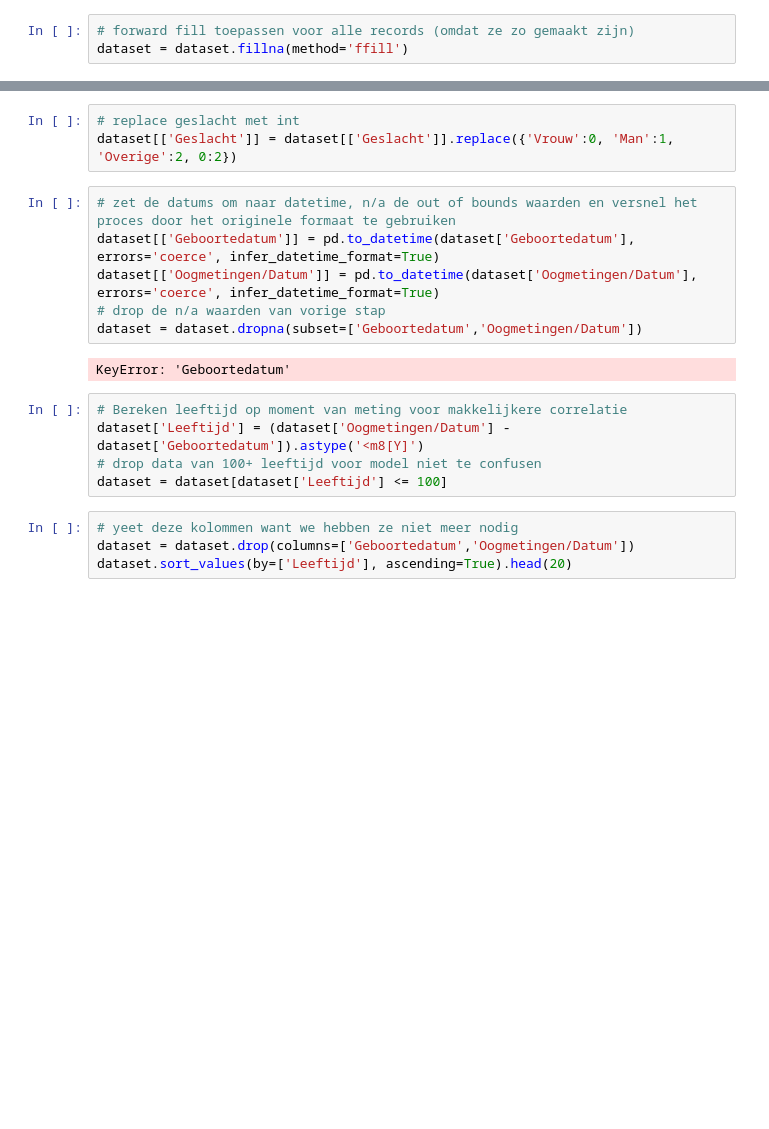
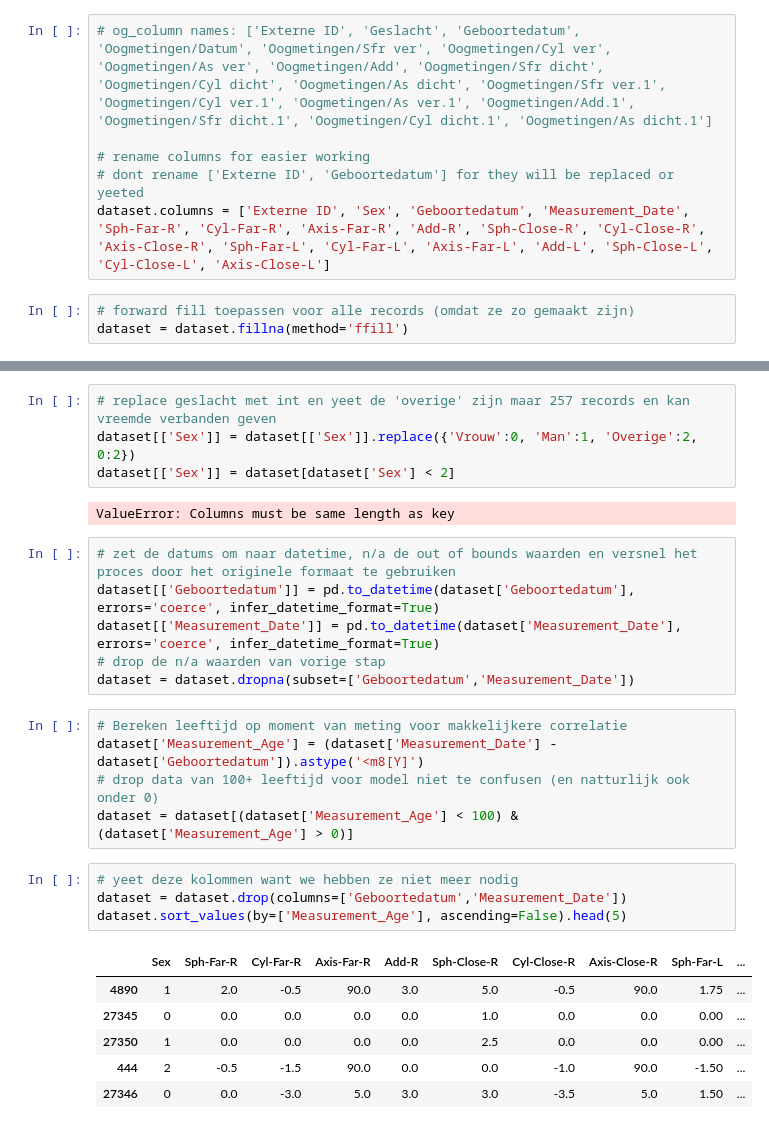
Before and after one commit to Arno989/Project-3, a Jupyter notebook: sandbox/Final_data_prep.ipynb, the cells around one changed output, grey strips where cells are left out. Saved outputs shown, nothing was run; the diff lists cells and outputs as text; blank space fills up the shorter version.

Commit message:
almost finished data prep

```diff
--- a/sandbox/Final_data_prep.ipynb
+++ b/sandbox/Final_data_prep.ipynb
@@ -46,3 +48,9 @@ dataset.head(5)
+# %%
+# og_column names: ['Externe ID', 'Geslacht', 'Geboortedatum', 'Oogmetingen/Datum', 'Oogmetingen/Sfr ver', 'Oogmetingen/Cyl ver', 'Oogmetingen/As ver', 'Oogmetingen/Add', 'Oogmetingen/Sfr dicht', 'Oogmetingen/Cyl dicht', 'Oogmetingen/As dicht', 'Oogmetingen/Sfr ver.1', 'Oogmetingen/Cyl ver.1', 'Oogmetingen/As ver.1', 'Oogmetingen/Add.1', 'Oogmetingen/Sfr dicht.1', 'Oogmetingen/Cyl dicht.1', 'Oogmetingen/As dicht.1']
+
+# rename columns for easier working
+# dont rename ['Externe ID', 'Geboortedatum'] for they will be replaced or yeeted
+dataset.columns = ['Externe ID', 'Sex', 'Geboortedatum', 'Measurement_Date', 'Sph-Far-R', 'Cyl-Far-R', 'Axis-Far-R', 'Add-R', 'Sph-Close-R', 'Cyl-Close-R', 'Axis-Close-R', 'Sph-Far-L', 'Cyl-Far-L', 'Axis-Far-L', 'Add-L', 'Sph-Close-L', 'Cyl-Close-L', 'Axis-Close-L']
 # %%
 # forward fill toepassen voor alle records (omdat ze zo gemaakt zijn)
 dataset = dataset.fillna(method='ffill')
@@ -61,20 +69,28 @@ dataset.head(5)
 # %%
-# replace geslacht met int
-dataset[['Geslacht']] = dataset[['Geslacht']].replace({'Vrouw':0, 'Man':1, 'Overige':2, 0:2})
+# replace geslacht met int en yeet de 'overige' zijn maar 257 records en kan vreemde verbanden geven
+dataset[['Sex']] = dataset[['Sex']].replace({'Vrouw':0, 'Man':1, 'Overige':2, 0:2})
+dataset[['Sex']] = dataset[dataset['Sex'] < 2]
+# %% [output]
+ValueError: Columns must be same length as key
 # %%
 # zet de datums om naar datetime, n/a de out of bounds waarden en versnel het proces door het originele formaat te gebruiken
 dataset[['Geboortedatum']] = pd.to_datetime(dataset['Geboortedatum'], errors='coerce', infer_datetime_format=True)
-dataset[['Oogmetingen/Datum']] = pd.to_datetime(dataset['Oogmetingen/Datum'], errors='coerce', infer_datetime_format=True)
+dataset[['Measurement_Date']] = pd.to_datetime(dataset['Measurement_Date'], errors='coerce', infer_datetime_format=True)
 # drop de n/a waarden van vorige stap
-dataset = dataset.dropna(subset=['Geboortedatum','Oogmetingen/Datum'])
+dataset = dataset.dropna(subset=['Geboortedatum','Measurement_Date'])
-# %% [output]
-KeyError: 'Geboortedatum'
 # %%
 # Bereken leeftijd op moment van meting voor makkelijkere correlatie
-dataset['Leeftijd'] = (dataset['Oogmetingen/Datum'] - dataset['Geboortedatum']).astype('<m8[Y]')
-# drop data van 100+ leeftijd voor model niet te confusen
-dataset = dataset[dataset['Leeftijd'] <= 100]
+dataset['Measurement_Age'] = (dataset['Measurement_Date'] - dataset['Geboortedatum']).astype('<m8[Y]')
+# drop data van 100+ leeftijd voor model niet te confusen (en natturlijk ook onder 0)
+dataset = dataset[(dataset['Measurement_Age'] < 100) & (dataset['Measurement_Age'] > 0)]
 # %%
 # yeet deze kolommen want we hebben ze niet meer nodig
-dataset = dataset.drop(columns=['Geboortedatum','Oogmetingen/Datum'])
-dataset.sort_values(by=['Leeftijd'], ascending=True).head(20)
+dataset = dataset.drop(columns=['Geboortedatum','Measurement_Date'])
+dataset.sort_values(by=['Measurement_Age'], ascending=False).head(5)
+# %% [output]
+|  | Sex | Sph-Far-R | Cyl-Far-R | Axis-Far-R | Add-R | Sph-Close-R | Cyl-Close-R | Axis-Close-R | Sph-Far-L | ... |
+| 4890 | 1 | 2.0 | -0.5 | 90.0 | 3.0 | 5.0 | -0.5 | 90.0 | 1.75 | ... |
+| 27345 | 0 | 0.0 | 0.0 | 0.0 | 0.0 | 1.0 | 0.0 | 0.0 | 0.00 | ... |
+| 27350 | 1 | 0.0 | 0.0 | 0.0 | 0.0 | 2.5 | 0.0 | 0.0 | 0.00 | ... |
+| 444 | 2 | -0.5 | -1.5 | 90.0 | 0.0 | 0.0 | -1.0 | 90.0 | -1.50 | ... |
+| 27346 | 0 | 0.0 | -3.0 | 5.0 | 3.0 | 3.0 | -3.5 | 5.0 | 1.50 | ... |
```
Also changed, not shown: parts of 12 cells of this notebook.
